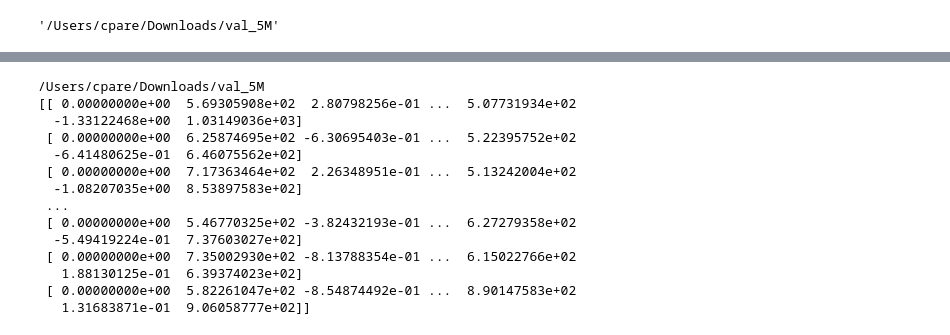
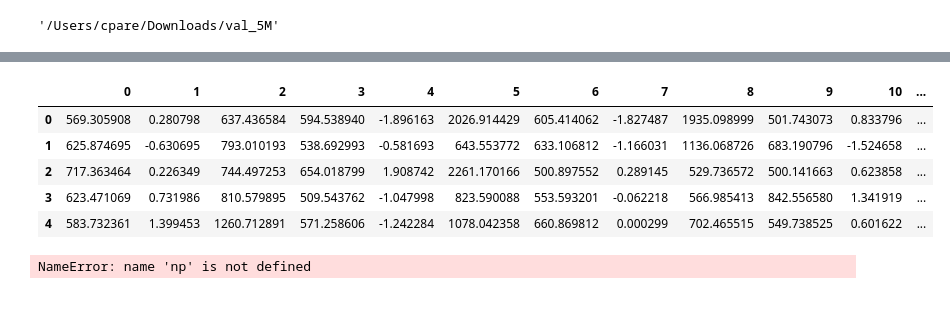
Before and after one commit to jet-net/JetNet, a Jupyter notebook: jetnet/datasets/JetClass_validation_5M.ipynb, the cells around one changed output, grey strips where cells are left out. Cells and saved outputs as stored; diff of their text form; code cells hidden in the pictures; blank space fills up the shorter version.

```diff
--- a/jetnet/datasets/JetClass_validation_5M.ipynb
+++ b/jetnet/datasets/JetClass_validation_5M.ipynb
@@ -228,0 +351,39 @@ import uproot
+# %%
+
+def getData(split, jet_type, jet_features, particle_features, data_dir):
+    valid_matrix_features = np.zeros((1,100000))
+    record_id = 6619768
+    if (split == "valid"):
+        dataset_name = "JetClass validation"
+        file_name = "val_5M"
+        filePath = checkDownloadZenodoDataset(data_dir, dataset_name, record_id = record_id, key = file_name)
+        print(filePath)
+        for filename in os.listdir(filePath):
+            f  = os.path.join(filePath, filename)
+            if "b" in jet_type:
+                if ("BB") in f:
+                    open_file = uproot.open(f)
+                    branch = open_file['tree']
+                    for i in branch.keys():
+                        for feature in jet_features:
+                            if feature in i:
+                                arr = branch[i].array()
+                                arr = ak.to_numpy(arr)
+                                valid_matrix_features = np.vstack([valid_matrix_features, arr])
+    elif(split == "train"):
+        part = input("Enter the subset value of the training data (0-9):")
+        dataset_name = f" JetClass training_part{part}"
+        file_name = "val_10M"
+        filePath = checkDownloadZenodoDataset(data_dir=data_dir,dataset_name=dataset_name, record_id = record_id, key = file_name)
+        for file in os.listdir(filePath):
+            f = os.path.join(filePath, file)
+            if
+
+    elif(split == "test"):
+        pass
+    else:
+        split = "all"
+
+    valid_matrix_features = valid_matrix_features.T
+    valid_matrix_features_new = np.delete(valid_matrix_features,0, axis = 1)
+    return valid_matrix_features_new
@@ -229,3 +421,23 @@ import uproot
+# %%
+testing_new = np.delete(testing, 0, axis=1)
+testing_new.shape
+df = pd.DataFrame(testing_new)
+df.head()
+# %% [output]
+|  | 0 | 1 | 2 | 3 | 4 | 5 | 6 | 7 | 8 | 9 | 10 | ... |
+| 0 | 569.305908 | 0.280798 | 637.436584 | 594.538940 | -1.896163 | 2026.914429 | 605.414062 | -1.827487 | 1935.098999 | 501.743073 | 0.833796 | ... |
+| 1 | 625.874695 | -0.630695 | 793.010193 | 538.692993 | -0.581693 | 643.553772 | 633.106812 | -1.166031 | 1136.068726 | 683.190796 | -1.524658 | ... |
+| 2 | 717.363464 | 0.226349 | 744.497253 | 654.018799 | 1.908742 | 2261.170166 | 500.897552 | 0.289145 | 529.736572 | 500.141663 | 0.623858 | ... |
+| 3 | 623.471069 | 0.731986 | 810.579895 | 509.543762 | -1.047998 | 823.590088 | 553.593201 | -0.062218 | 566.985413 | 842.556580 | 1.341919 | ... |
+| 4 | 583.732361 | 1.399453 | 1260.712891 | 571.258606 | -1.242284 | 1078.042358 | 660.869812 | 0.000299 | 702.465515 | 549.738525 | 0.601622 | ... |
+# %%
+
+a = np.zeros((1,3))
+new = [34,5,1]
+a = np.vstack([a,new])
+a
+# %% [output]
+NameError: name 'np' is not defined
 # %%
 split = "valid"
 # jet_type = ["b","c", "g","w"]
@@ -265,21 +487,0 @@ def getData(split, jet_features, particle_features, data_dir):
-# %%
-testing  = getData(split, jet_features, particle_features, data_dir)
-print(testing)
-# df = pd.DataFrame(testing)
-# df.head()
-#df.shape
-# %% [output]
-/Users/cpare/Downloads/val_5M
-[[ 0.00000000e+00  5.69305908e+02  2.80798256e-01 ...  5.07731934e+02
-  -1.33122468e+00  1.03149036e+03]
- [ 0.00000000e+00  6.25874695e+02 -6.30695403e-01 ...  5.22395752e+02
-  -6.41480625e-01  6.46075562e+02]
- [ 0.00000000e+00  7.17363464e+02  2.26348951e-01 ...  5.13242004e+02
-  -1.08207035e+00  8.53897583e+02]
- ...
- [ 0.00000000e+00  5.46770325e+02 -3.82432193e-01 ...  6.27279358e+02
-  -5.49419224e-01  7.37603027e+02]
- [ 0.00000000e+00  7.35002930e+02 -8.13788354e-01 ...  6.15022766e+02
-   1.88130125e-01  6.39374023e+02]
- [ 0.00000000e+00  5.82261047e+02 -8.54874492e-01 ...  8.90147583e+02
-   1.31683871e-01  9.06058777e+02]]
```
Also changed, not shown: parts of 48 cells of this notebook, 1 other file.
